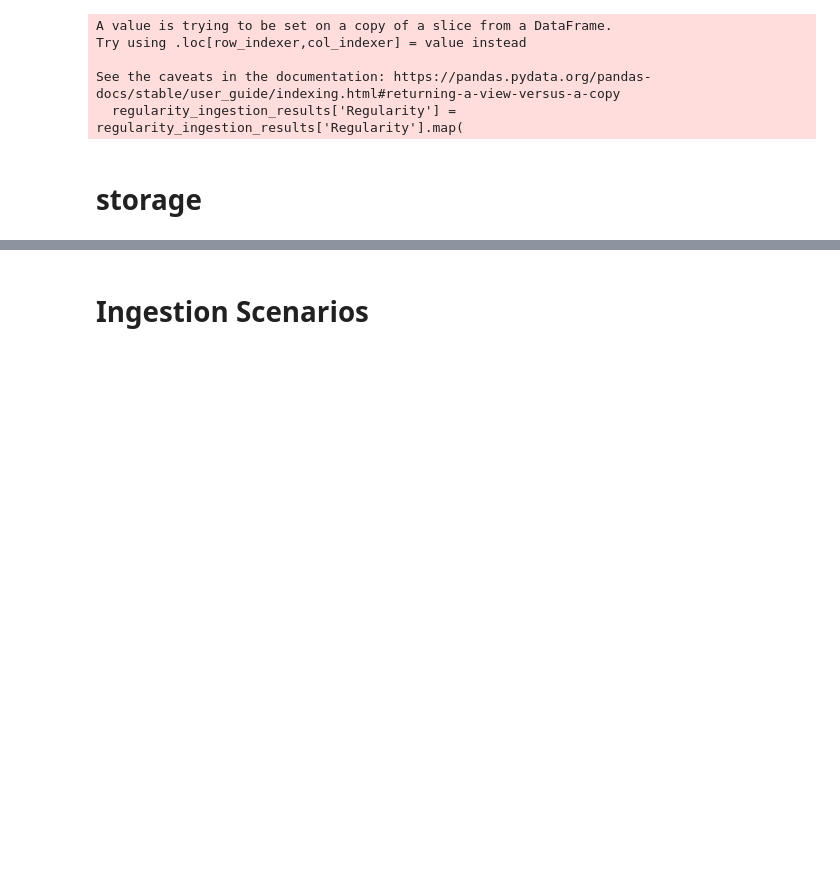
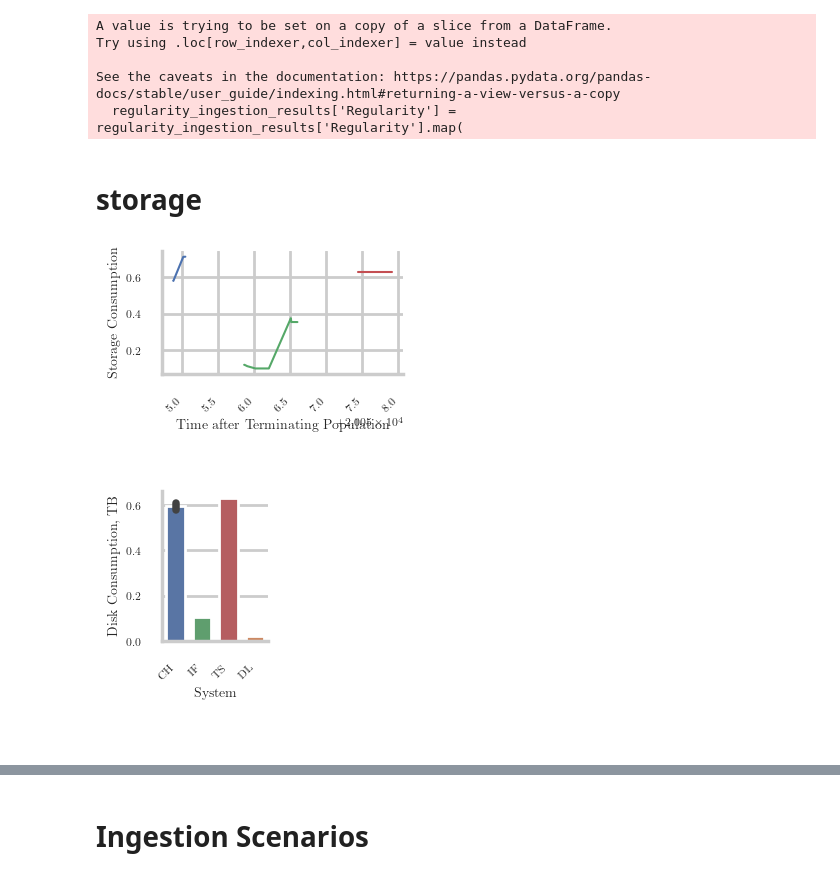
Before and after one commit to sandrosano/SciTS, a Jupyter notebook: Jupyter/Storage-edit 25.ipynb, the cells around one changed output, grey strips where cells are left out. Cells and saved outputs as stored; diff of their text form; code cells hidden in the pictures; blank space fills up the shorter version.

```diff
--- a/Jupyter/Storage-edit 25.ipynb
+++ b/Jupyter/Storage-edit 25.ipynb
@@ -566,3 +603,59 @@ See the caveats in the documentation: https://pandas.pydata.org/pandas-docs/stab
+# %%
+ratiolo=1.5
+
+
+
+
+sto = sns.relplot(data=storageAfterPop.sample(frac=0.0006) , kind="line",
+                                   x="IterationTimestamp", y="StorageTB", hue="System" ,palette=paletteDB,
+                                         legend=None   , linewidth=1.5  , height=((pagewidth_in_forDpi100)/1.5)/ratiolo , aspect=ratiolo
+
+                                           )
+
+
+sto.set(ylabel="Storage Consumption", xlabel="Time after Terminating Population" )
+plt.xscale('linear')
+# plt.xticks( )lim=(0,21368147631)
+plt.yscale('linear')
+# plt.yticks([ 200000000000, 400000000000, 600000000000,800000000000, 1000000000000])
+plt.gcf().autofmt_xdate(bottom=0.4, rotation=45)
+# sns.move_legend(Lenght_128C_1_24V, loc='upper center', bbox_to_anchor=( 0.65, 0.9), ncol=2, title=None, frameon=True,)
+plt.savefig(path+'!storeAFTERPOP_Timestamp-line_-0,021.svg',
+            format='svg', bbox_inches="tight")
+
+plt.show()
+plt.close()
+plt.close()
+ratiolo=0.75
+
+
+
+
+sto = sns.catplot(data=storageAfterPop , kind="bar",
+                                   x="System", y="StorageTB", hue="System" ,palette=paletteDB, width=0.7   , estimator="median",
+                                         legend=None   , linewidth=2  , height=((pagewidth_in_forDpi100)/2.5)/ratiolo , aspect=ratiolo
+                                           , dodge=False
+                                           )
+
+
+sto.set(ylabel="Disk Consumption, TB", xlabel="System" )
+# plt.xscale('linear')
+plt.xticks( [0,1,2,3],["CH","IF","TS","DL"])
+plt.yticks([0.02,0.10,0.6],["0.02","0.10","0.6"])
+plt.yscale('linear')
+# plt.yticks([ 200000000000, 400000000000, 600000000000,800000000000, 1000000000000])
+plt.gcf().autofmt_xdate(bottom=0.4, rotation=45)
+
+# sns.move_legend(Lenght_128C_1_24V, loc='upper center', bbox_to_anchor=( 0.65, 0.9), ncol=2, title=None, frameon=True,)
+plt.savefig(path+'!storeAFTERPOP-BOX_-0,0031.svg',
+            format='svg', bbox_inches="tight")
+
+plt.show()
+plt.close()
+plt.close()
+# %% [output]
+[figure, added]
+[figure, added]
 # %%
 
 
```
Also changed, not shown: parts of 7 cells of this notebook, 1 other file.
